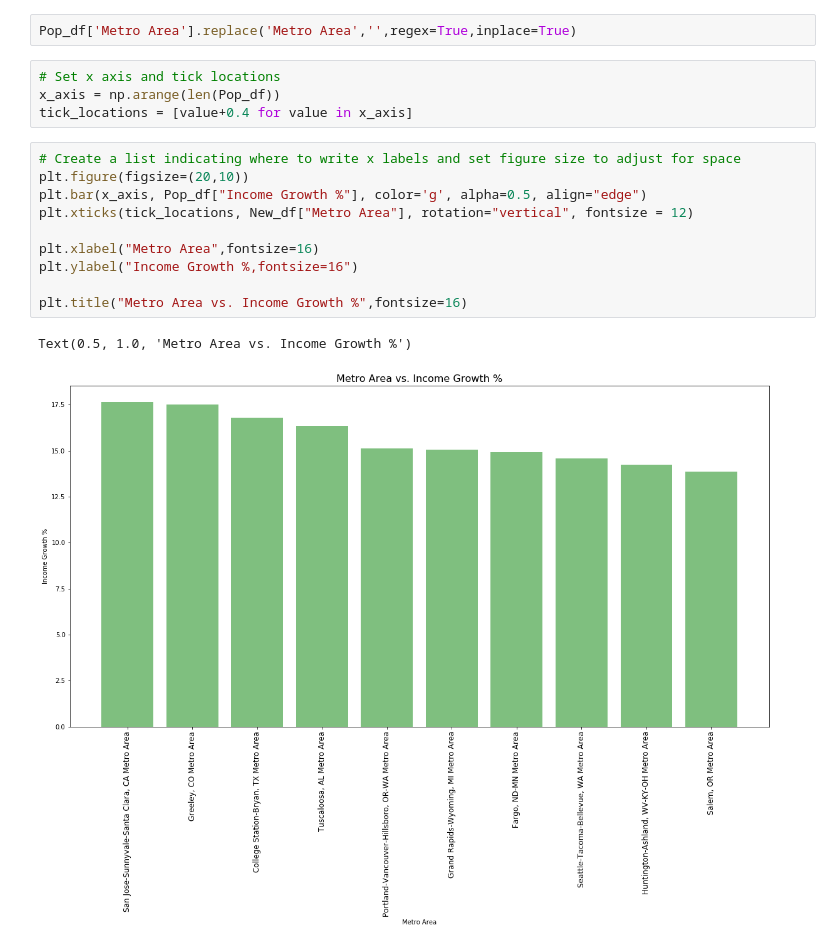
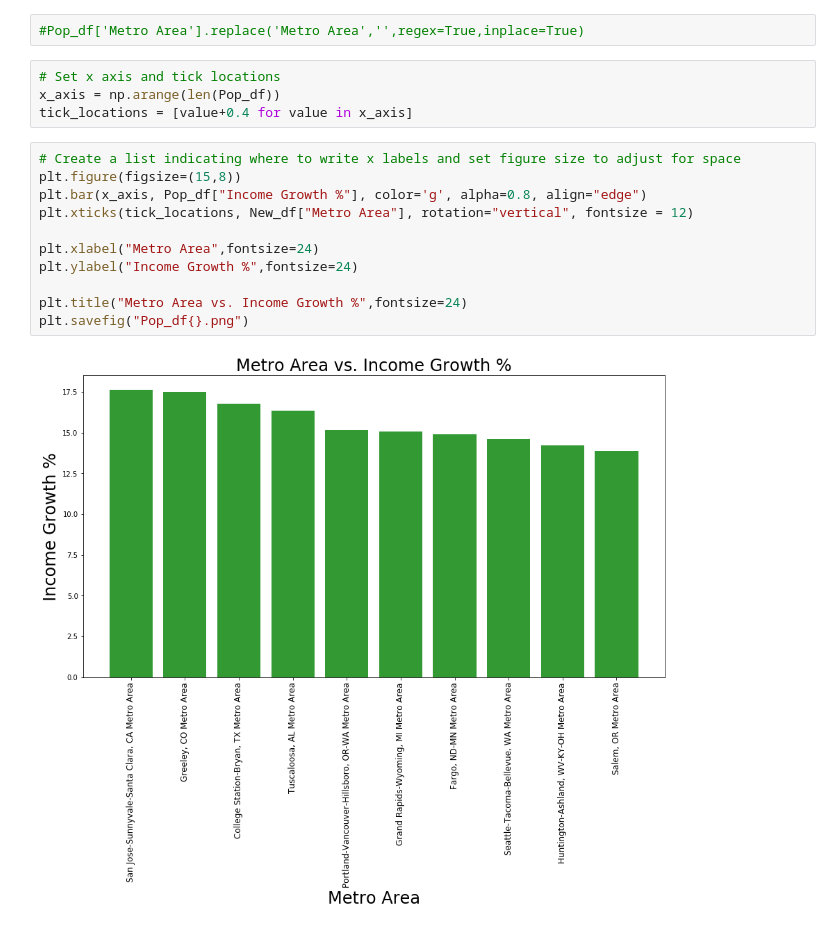
Before and after one commit to woodfin8/ProjectOne, a Jupyter notebook: Income.ipynb, the cells around one changed output. Cells and saved outputs as stored; diff of their text form.

```diff
--- a/Income.ipynb
+++ b/Income.ipynb
@@ -115,21 +115,21 @@ popRank
 9     4.701075
 Name: Pop Growth %, dtype: float64
 # %%
-Pop_df['Metro Area'].replace('Metro Area','',regex=True,inplace=True)
+#Pop_df['Metro Area'].replace('Metro Area','',regex=True,inplace=True)
 # %%
 # Set x axis and tick locations
 x_axis = np.arange(len(Pop_df))
 tick_locations = [value+0.4 for value in x_axis]
 # %%
 # Create a list indicating where to write x labels and set figure size to adjust for space
-plt.figure(figsize=(20,10))
-plt.bar(x_axis, Pop_df["Income Growth %"], color='g', alpha=0.5, align="edge")
+plt.figure(figsize=(15,8))
+plt.bar(x_axis, Pop_df["Income Growth %"], color='g', alpha=0.8, align="edge")
 plt.xticks(tick_locations, New_df["Metro Area"], rotation="vertical", fontsize = 12)
 
-plt.xlabel("Metro Area",fontsize=16)
-plt.ylabel("Income Growth %,fontsize=16")
+plt.xlabel("Metro Area",fontsize=24)
+plt.ylabel("Income Growth %",fontsize=24)
 
-plt.title("Metro Area vs. Income Growth %",fontsize=16)
+plt.title("Metro Area vs. Income Growth %",fontsize=24)
+plt.savefig("Pop_df{}.png")
 # %% [output]
-Text(0.5, 1.0, 'Metro Area vs. Income Growth %')
-[figure, old version]
+[figure, new version]
```
